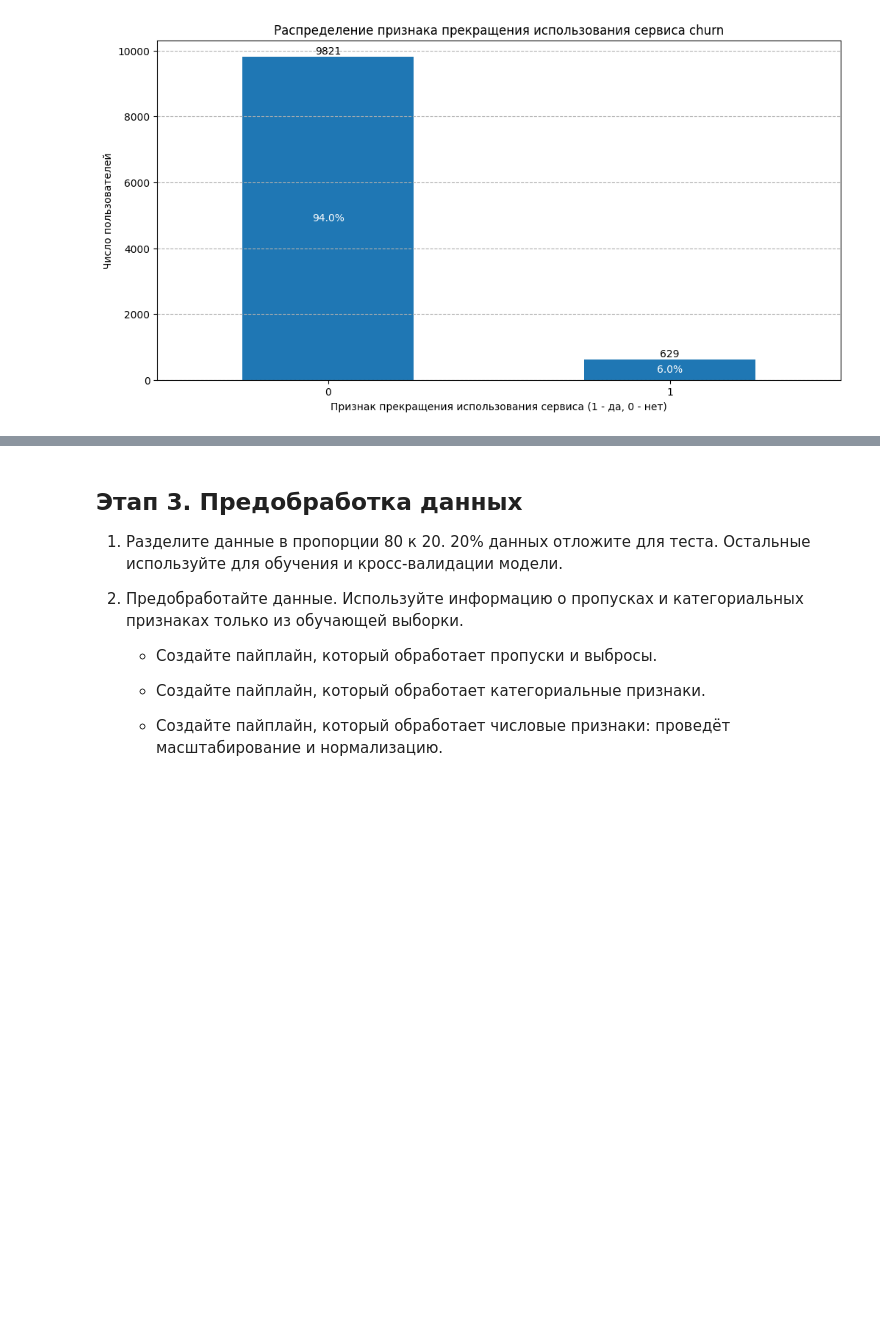
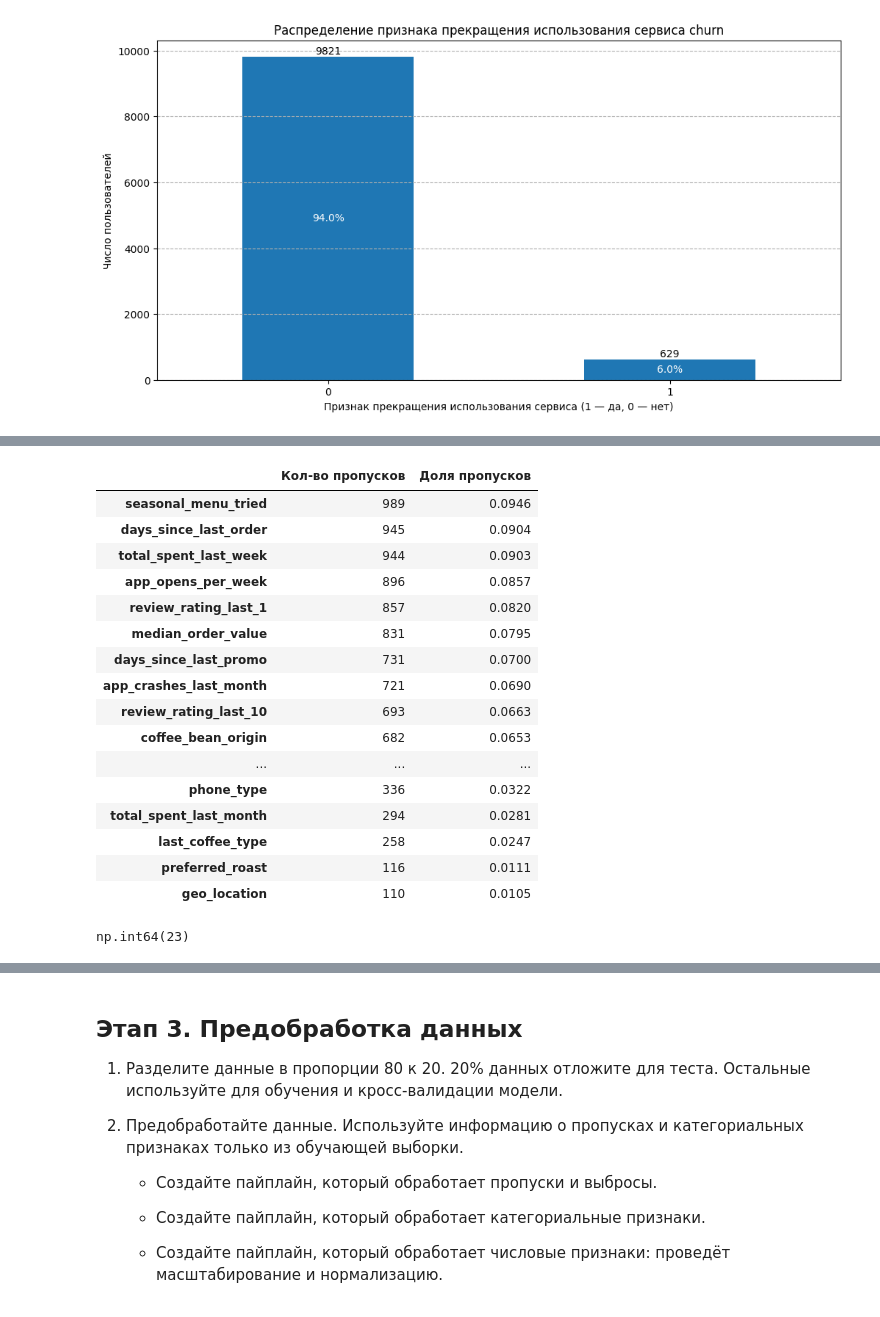
Before and after one commit to TemaQDX/project_happy_coffe_beans, a Jupyter notebook: happy_coffee_beans_project_sprint_11_Artem_Burov.ipynb, the cells around one changed output, grey strips where cells are left out. Drawn from its saved outputs; the diff is of its cells as text; code cells hidden in the pictures; blank space fills up the shorter version.

```diff
--- a/happy_coffee_beans_project_sprint_11_Artem_Burov.ipynb
+++ b/happy_coffee_beans_project_sprint_11_Artem_Burov.ipynb
@@ -327,0 +468,25 @@ plt.show()
+# %%
+show_missing_stats(df_processed)
+# %% [output]
+|  | Кол-во пропусков | Доля пропусков |
+| seasonal_menu_tried | 989 | 0.0946 |
+| days_since_last_order | 945 | 0.0904 |
+| total_spent_last_week | 944 | 0.0903 |
+| app_opens_per_week | 896 | 0.0857 |
+| review_rating_last_1 | 857 | 0.0820 |
+| median_order_value | 831 | 0.0795 |
+| days_since_last_promo | 731 | 0.0700 |
+| app_crashes_last_month | 721 | 0.0690 |
+| review_rating_last_10 | 693 | 0.0663 |
+| coffee_bean_origin | 682 | 0.0653 |
+| ... | ... | ... |
+| phone_type | 336 | 0.0322 |
+| total_spent_last_month | 294 | 0.0281 |
+| last_coffee_type | 258 | 0.0247 |
+| preferred_roast | 116 | 0.0111 |
+| geo_location | 110 | 0.0105 |
+# %%
+# Количество атрибутов с пропусками
+np.sum(df_processed.isna().sum() > 0)
+# %% [output]
+np.int64(23)
```
Also changed, not shown: parts of 28 cells of this notebook.
